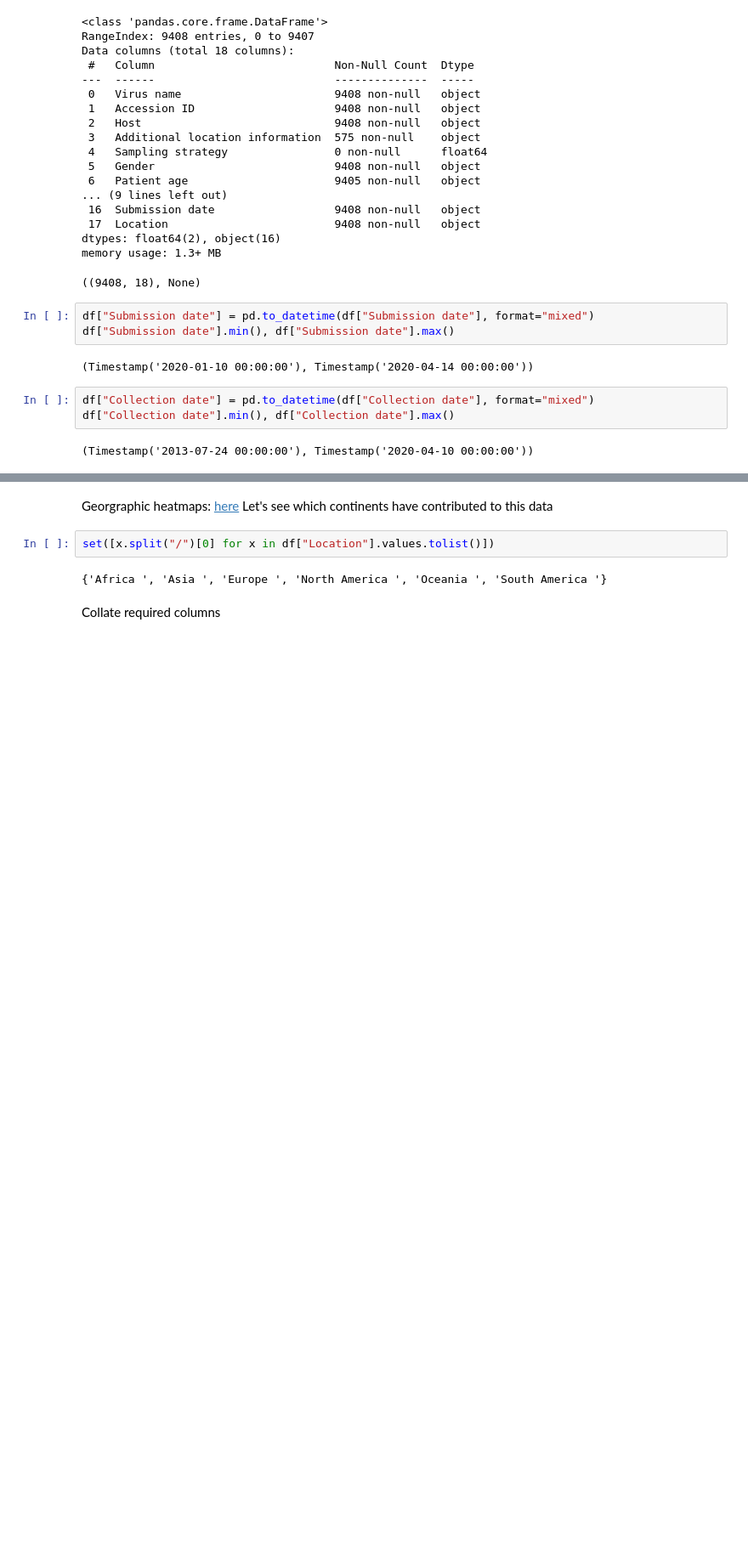
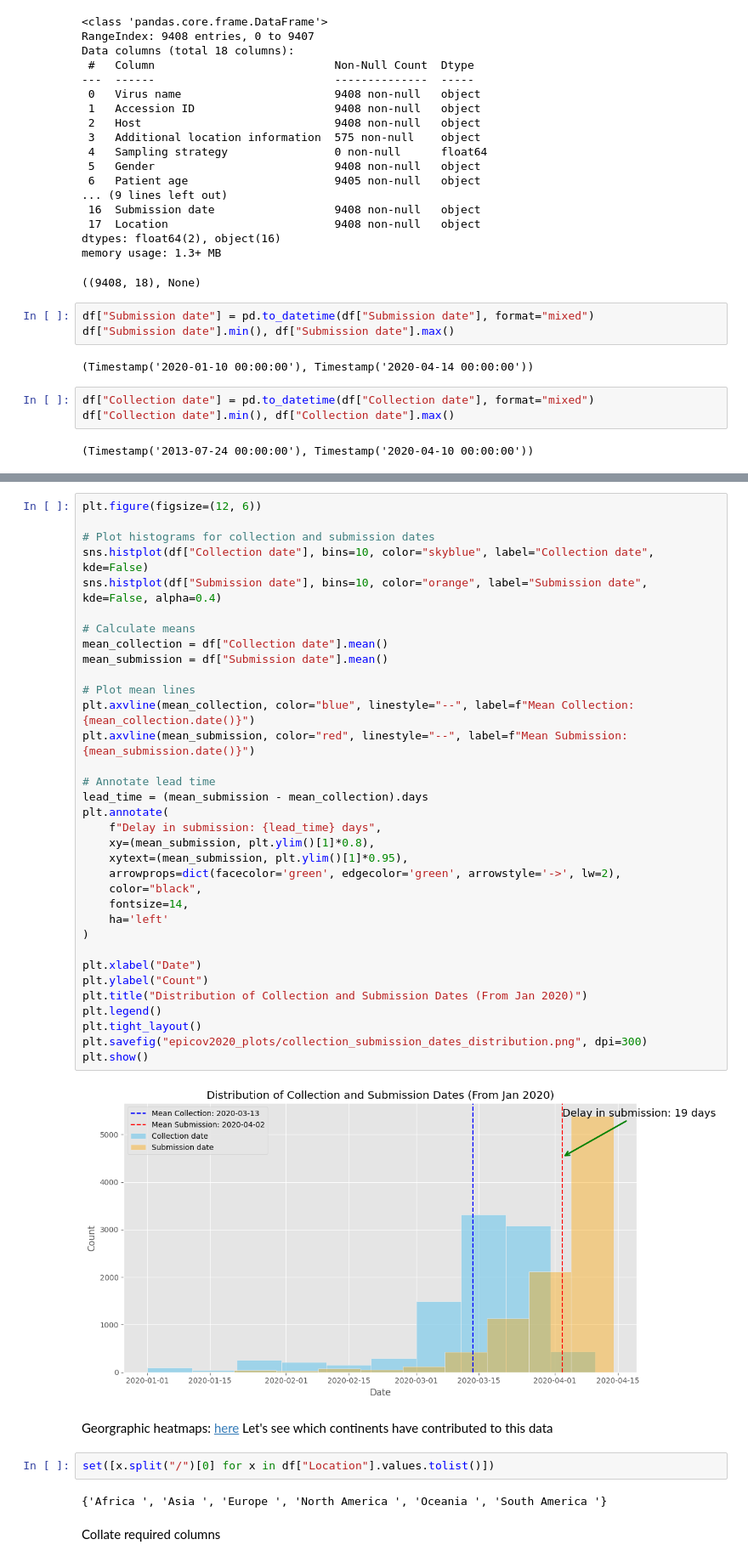
Before and after one commit to ASudu/EpiCoV_Summer25, a Jupyter notebook: src/epicov_eda_2020.ipynb, the cells around one changed output, grey strips where cells are left out. Shown at 85% size. Cells and saved outputs as stored; diff of their text form; blank space fills up the shorter version.

```diff
--- a/src/epicov_eda_2020.ipynb
+++ b/src/epicov_eda_2020.ipynb
@@ -129,3 +269,39 @@ plt.show()
+# %%
+plt.figure(figsize=(12, 6))
+
+# Plot histograms for collection and submission dates
+sns.histplot(df["Collection date"], bins=10, color="skyblue", label="Collection date", kde=False)
+sns.histplot(df["Submission date"], bins=10, color="orange", label="Submission date", kde=False, alpha=0.4)
+
+# Calculate means
+mean_collection = df["Collection date"].mean()
+mean_submission = df["Submission date"].mean()
+
+# Plot mean lines
+plt.axvline(mean_collection, color="blue", linestyle="--", label=f"Mean Collection: {mean_collection.date()}")
+plt.axvline(mean_submission, color="red", linestyle="--", label=f"Mean Submission: {mean_submission.date()}")
+
+# Annotate lead time
+lead_time = (mean_submission - mean_collection).days
+plt.annotate(
+    f"Delay in submission: {lead_time} days",
+    xy=(mean_submission, plt.ylim()[1]*0.8),
+    xytext=(mean_submission, plt.ylim()[1]*0.95),
+    arrowprops=dict(facecolor='green', edgecolor='green', arrowstyle='->', lw=2),
+    color="black",
+    fontsize=14,
+    ha='left'
+)
+
+plt.xlabel("Date")
+plt.ylabel("Count")
+plt.title("Distribution of Collection and Submission Dates (From Jan 2020)")
+plt.legend()
+plt.tight_layout()
+plt.savefig("epicov2020_plots/collection_submission_dates_distribution.png", dpi=300)
+plt.show()
+# %% [output]
+[figure, added]
 # %% [markdown]
 Georgraphic heatmaps: [here](https://www.relataly.com/visualize-covid-19-data-on-a-geographic-heat-maps/291/)
 Let's see which continents have contributed to this data
```
Also changed, not shown: parts of 13 cells of this notebook, 4 other files.
